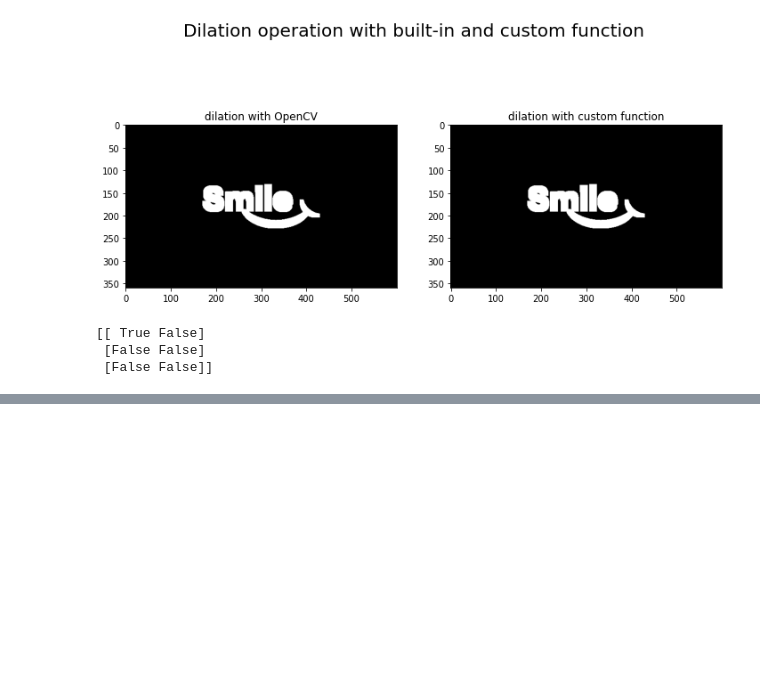
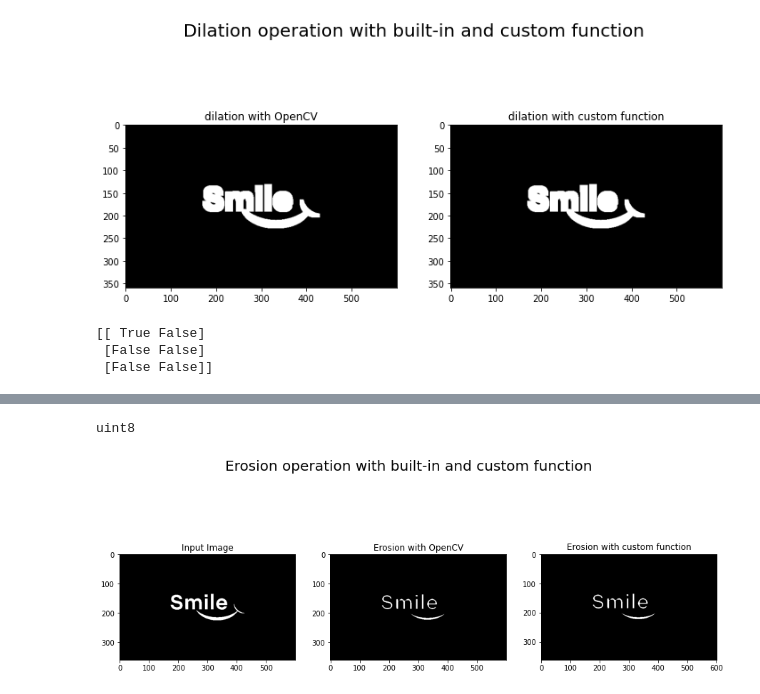
Before and after one commit to mamuncseru/dip-assignments, a Jupyter notebook: assignment9.ipynb, the cells around one changed output, grey strips where cells are left out. Cells and saved outputs as stored; diff of their text form; code cells hidden in the pictures; blank space fills up the shorter version.

```diff
--- a/assignment9.ipynb
+++ b/assignment9.ipynb
@@ -102,0 +135,13 @@ print((a[:, 1:] == b[:, 1:]))
+# %%
+def get_erosion(img, kernel, iterations=1):
+    def erode(src, kernel):
+        dst = np.ones((src.shape[0]+1, src.shape[1]+1), dtype=np.uint8)
+        for i in range(1,src.shape[0]):
+            for j in range(1,src.shape[1]):
+                if src[i, j] == 0:
+                    dst[i-1:i+2, j-1:j+2] = np.zeros(kernel.shape)
+        return dst
+    for i in range(iterations):
+        img = erode(img, kernel)
+
+    return img
@@ -102,0 +152,17 @@ print((a[:, 1:] == b[:, 1:]))
+# %%
+iterations=2
+erosion_img = cv2.erode(binary_img, kernel=kernel, iterations=iterations)
+erosion_img2 = get_erosion(img=binary_img, kernel=kernel, iterations=iterations)
+print(erosion_img2.dtype)
+fig, ax = plt.subplots(1, 3, figsize=(15, 6))
+ax[0].imshow(binary_img, cmap='gray')
+ax[0].set_title('Input Image')
+ax[1].imshow(erosion_img, cmap='gray')
+ax[1].set_title('Erosion with OpenCV')
+ax[2].imshow(erosion_img2, cmap='gray')
+ax[2].set_title('Erosion with custom function')
+plt.suptitle('Erosion operation with built-in and custom function', fontsize=20)
+plt.show()
+# %% [output]
+uint8
+[figure, added]
```
Also changed, not shown: parts of 10 cells of this notebook, 19 other files.
